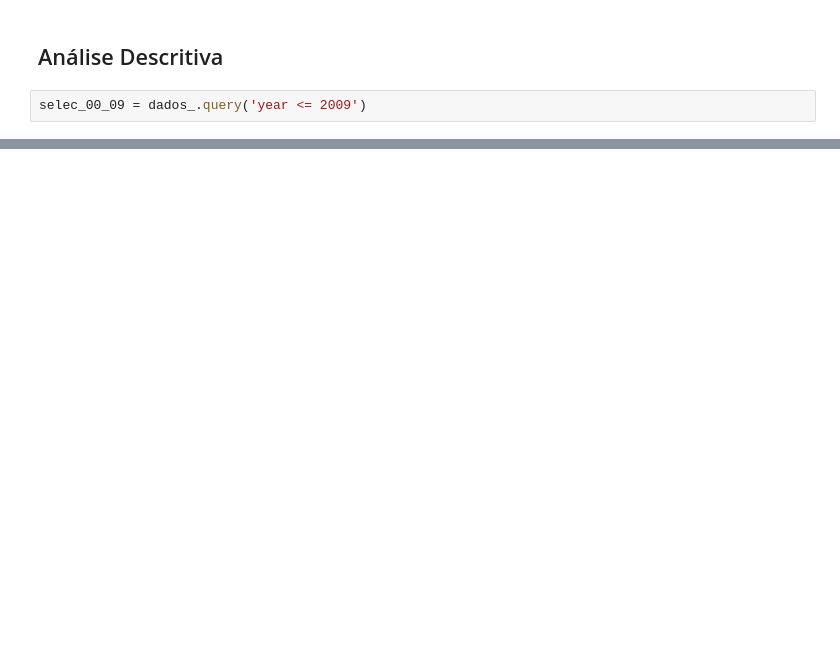
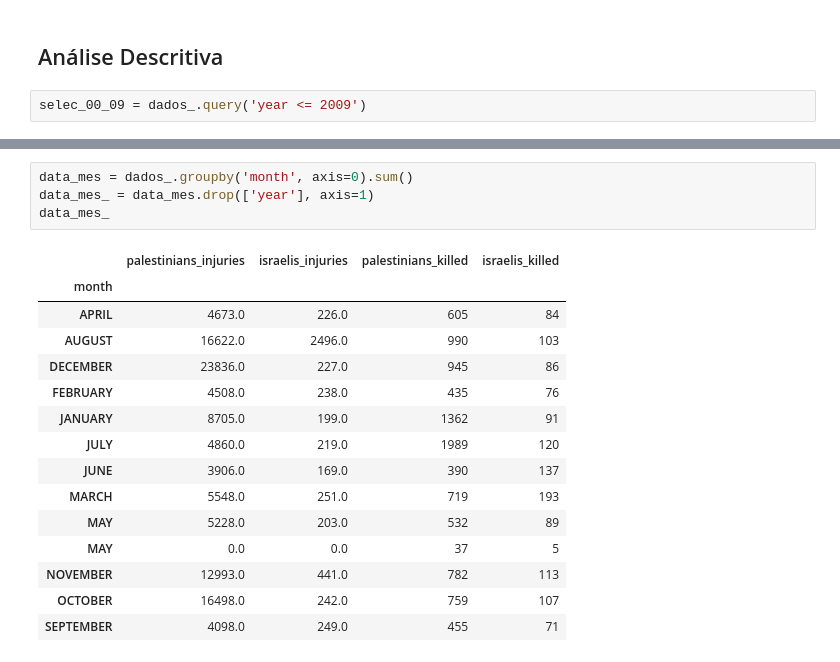
Before and after one commit to henriquecarvalho-maker/Conflito-israelo-palestino, a Jupyter notebook: análise_dos_mortos_e_feridos_no_conflito_entre_palestinos_e_israelitas.ipynb, the cells around one changed output, grey strips where cells are left out. Cells and saved outputs as stored; diff of their text form; blank space fills up the shorter version.

```diff
--- a/análise_dos_mortos_e_feridos_no_conflito_entre_palestinos_e_israelitas.ipynb
+++ b/análise_dos_mortos_e_feridos_no_conflito_entre_palestinos_e_israelitas.ipynb
@@ -209,0 +241,20 @@ Text(0.5, 0, 'Beligerantes')
+# %%
+data_mes = dados_.groupby('month', axis=0).sum()
+data_mes_ = data_mes.drop(['year'], axis=1)
+data_mes_
+# %% [output]
+|  | palestinians_injuries | israelis_injuries | palestinians_killed | israelis_killed |
+| month |  |  |  |  |
+| APRIL | 4673.0 | 226.0 | 605 | 84 |
+| AUGUST | 16622.0 | 2496.0 | 990 | 103 |
+| DECEMBER | 23836.0 | 227.0 | 945 | 86 |
+| FEBRUARY | 4508.0 | 238.0 | 435 | 76 |
+| JANUARY | 8705.0 | 199.0 | 1362 | 91 |
+| JULY | 4860.0 | 219.0 | 1989 | 120 |
+| JUNE | 3906.0 | 169.0 | 390 | 137 |
+| MARCH | 5548.0 | 251.0 | 719 | 193 |
+| MAY | 5228.0 | 203.0 | 532 | 89 |
+| MAY | 0.0 | 0.0 | 37 | 5 |
+| NOVEMBER | 12993.0 | 441.0 | 782 | 113 |
+| OCTOBER | 16498.0 | 242.0 | 759 | 107 |
+| SEPTEMBER | 4098.0 | 249.0 | 455 | 71 |
```
Also changed, not shown: parts of 16 cells of this notebook.
